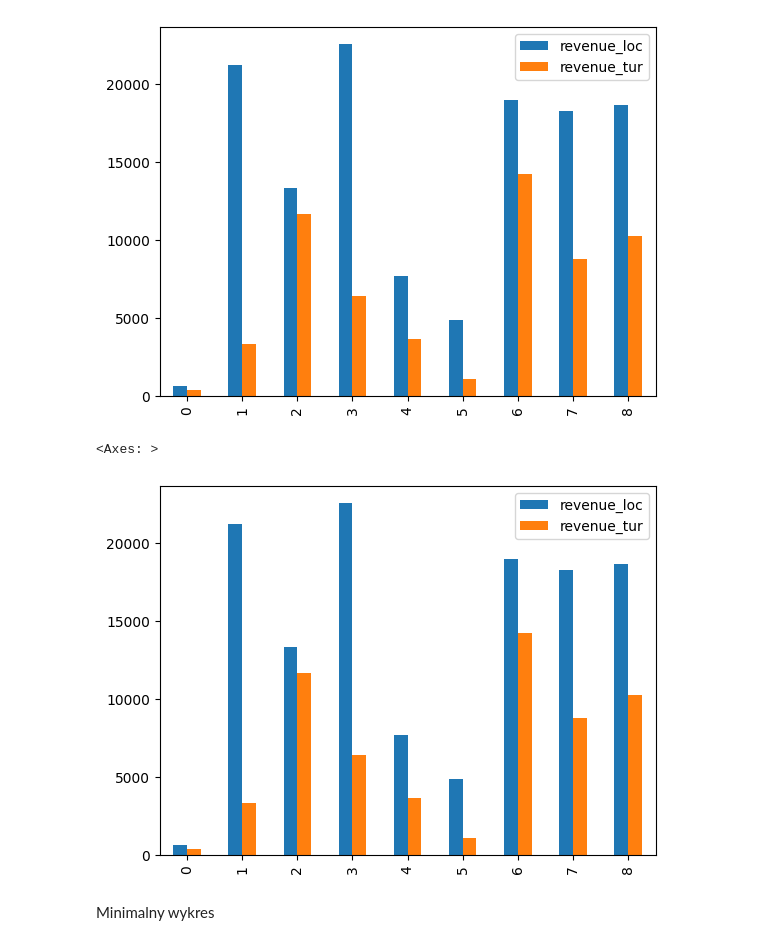
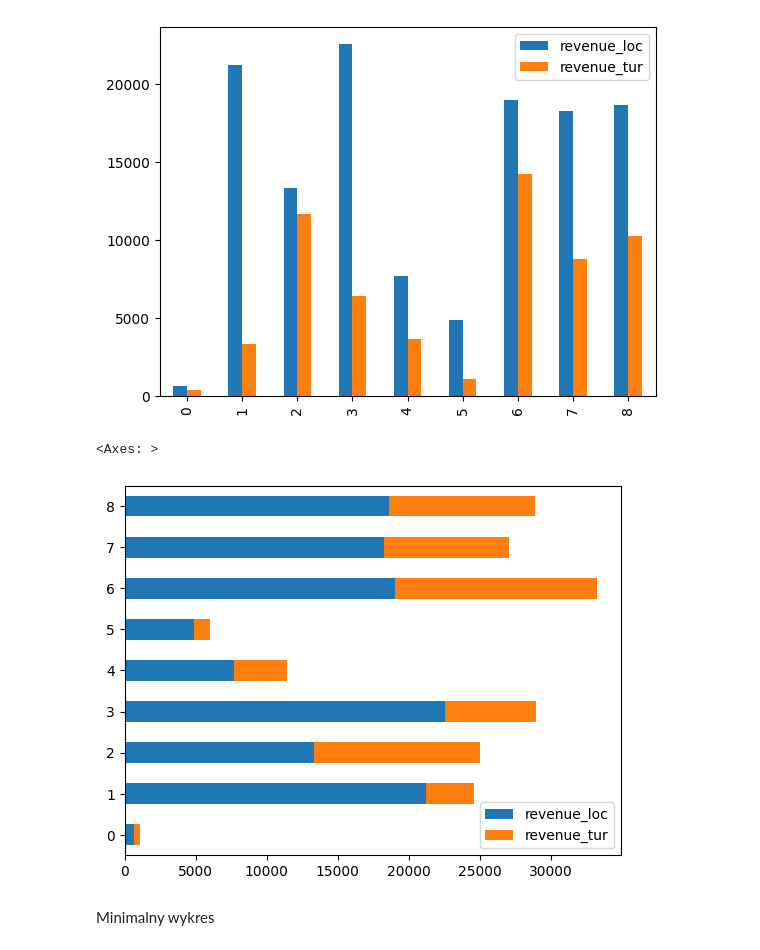
Before and after one commit to emiliamajdys/DataVisualization-, a Jupyter notebook: 01-bar.ipynb, the cells around one changed output. Cells and saved outputs as stored; diff of their text form; code cells hidden in the pictures.

```diff
--- a/01-bar.ipynb
+++ b/01-bar.ipynb
@@ -118,10 +118,10 @@ t1[["revenue_loc", "revenue_tur"]].plot.bar()
 <Axes: >
 [figure]
 # %%
-t1[["revenue_loc", "revenue_tur"]].plot.bar()
+t1[["revenue_loc", "revenue_tur"]].plot.barh(stacked=True)
 # %% [output]
 <Axes: >
-[figure, old version]
+[figure, new version]
 # %% [markdown]
 Minimalny wykres
 # %%
```
Also changed, not shown: parts of 14 cells of this notebook.
